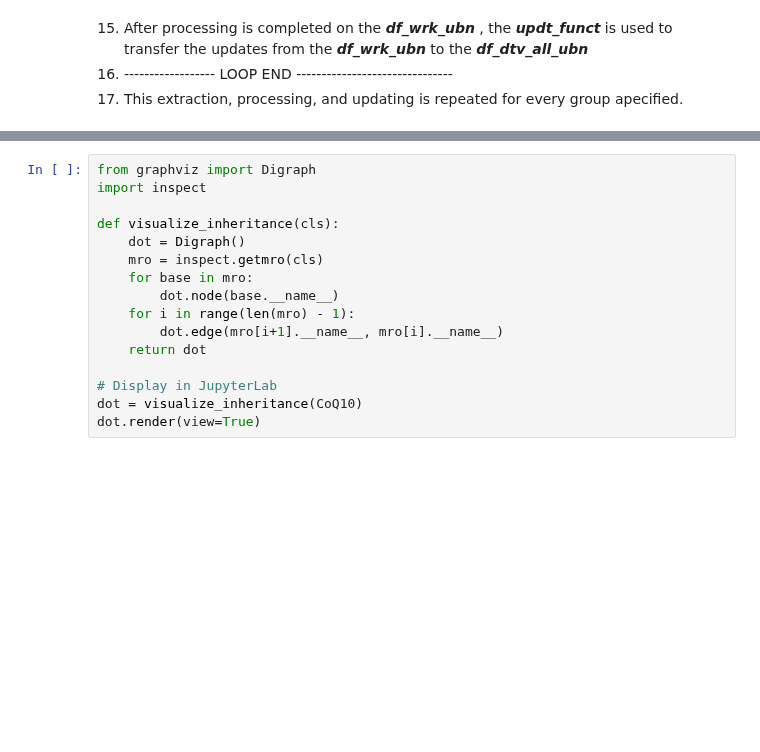
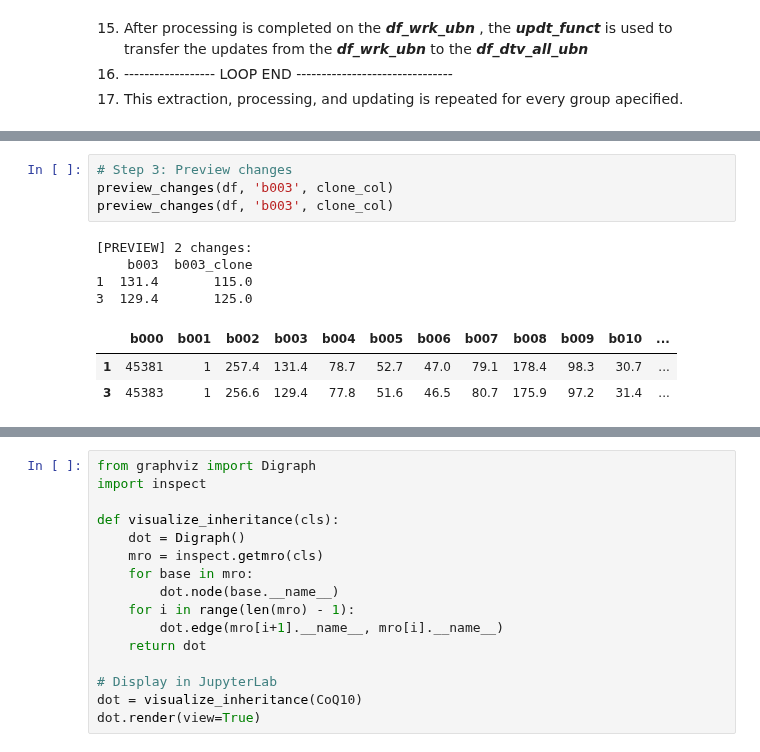
Before and after one commit to bhuns57/JL_1, a Jupyter notebook: step_by_step_csv.ipynb, the cells around one changed output, grey strips where cells are left out. Drawn from its saved outputs; the diff is of its cells as text; blank space fills up the shorter version.

```diff
--- a/step_by_step_csv.ipynb
+++ b/step_by_step_csv.ipynb
@@ -378,0 +370,12 @@ help(coq10_obj)
+# %%
+# Step 3: Preview changes
+preview_changes(df, 'b003', clone_col)
+preview_changes(df, 'b003', clone_col)
+# %% [output]
+[PREVIEW] 2 changes:
+    b003  b003_clone
+1  131.4       115.0
+3  129.4       125.0
+|  | b000 | b001 | b002 | b003 | b004 | b005 | b006 | b007 | b008 | b009 | b010 | ... |
+| 1 | 45381 | 1 | 257.4 | 131.4 | 78.7 | 52.7 | 47.0 | 79.1 | 178.4 | 98.3 | 30.7 | ... |
+| 3 | 45383 | 1 | 256.6 | 129.4 | 77.8 | 51.6 | 46.5 | 80.7 | 175.9 | 97.2 | 31.4 | ... |
```
Also changed, not shown: parts of 143 cells of this notebook, 1 other file.
